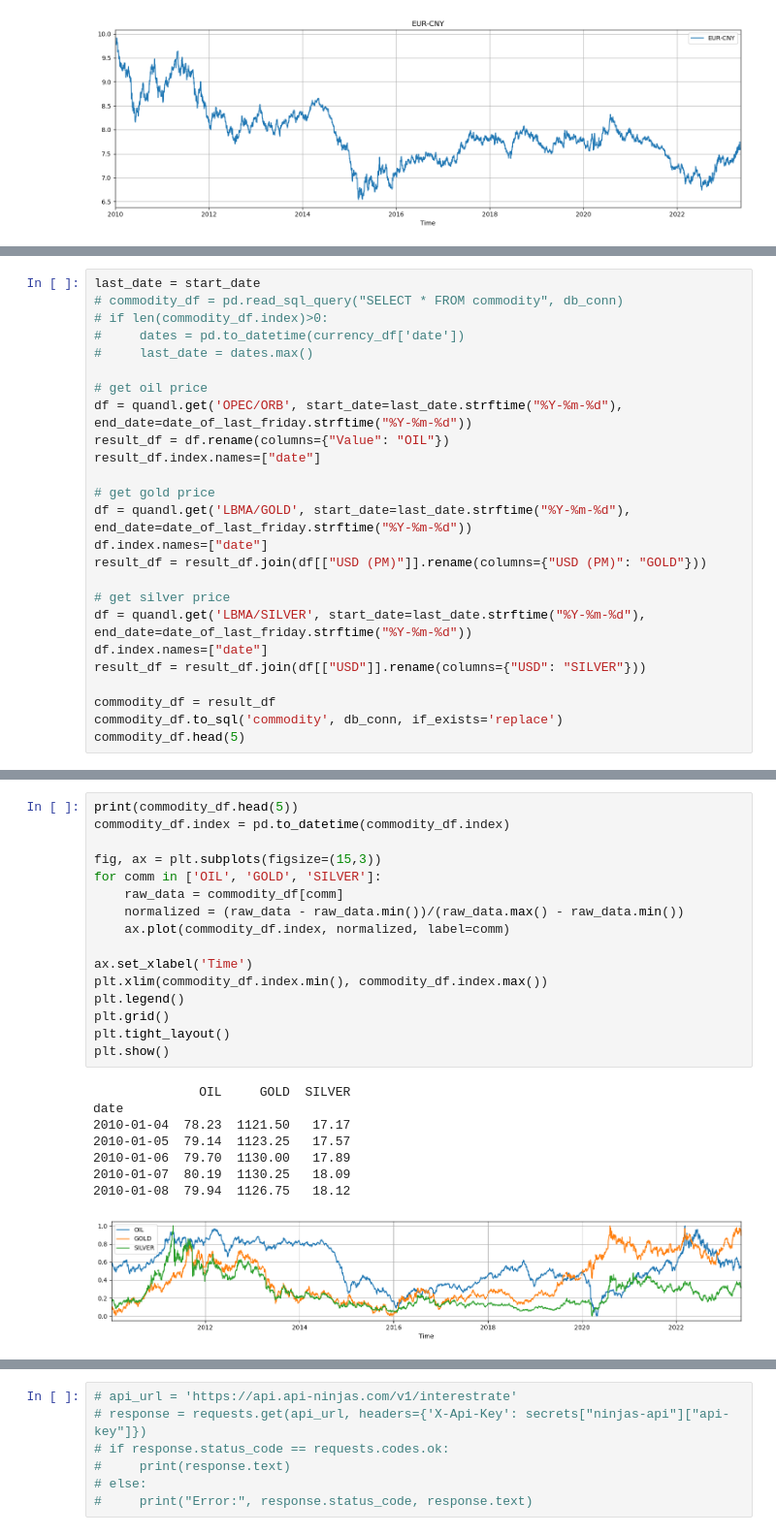
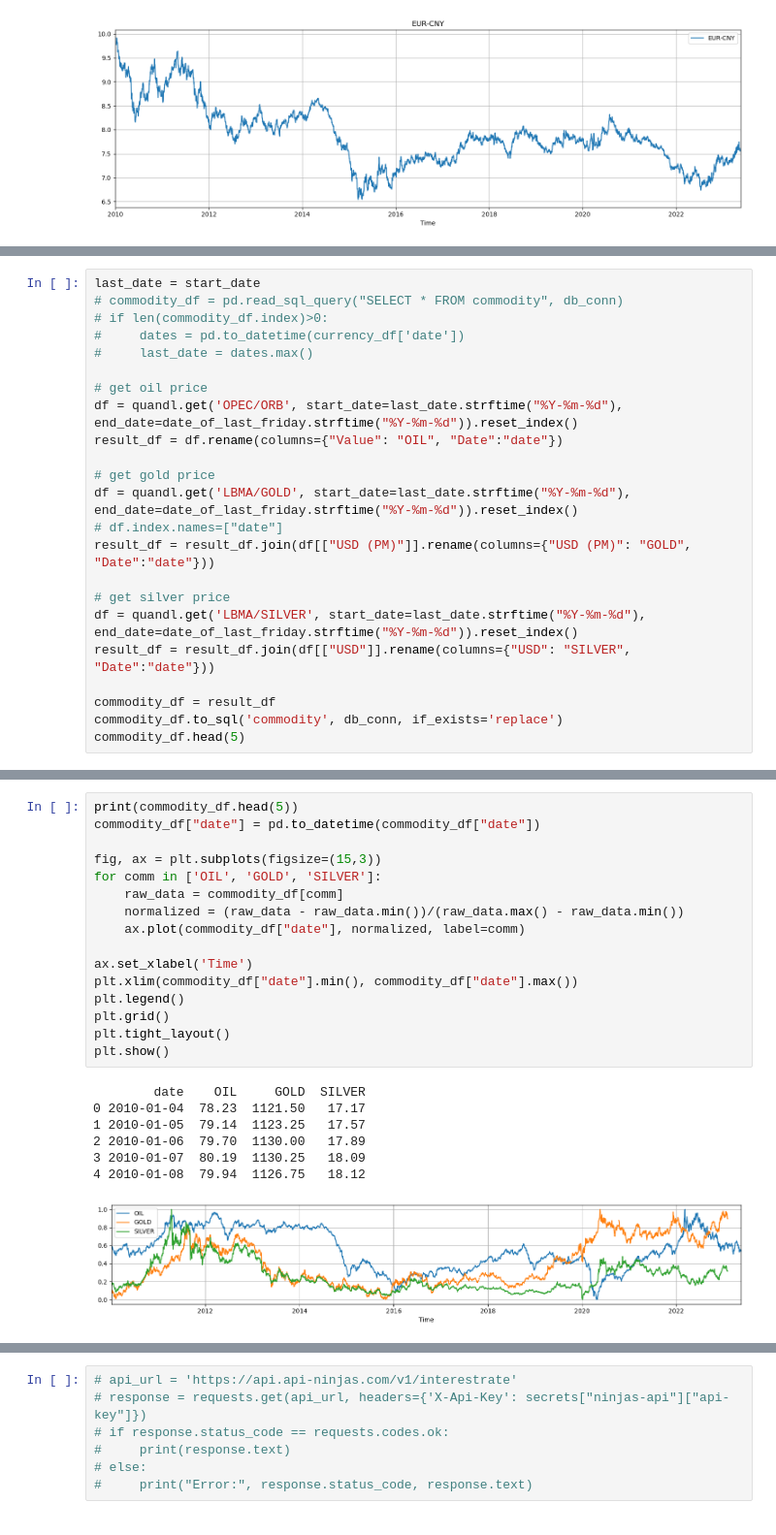
Before and after one commit to yangtx2009/finance, a Jupyter notebook: international_stock_market_visualization.ipynb, the cells around one changed output, grey strips where cells are left out. Shown: that part at 97% size. Saved outputs shown, nothing was run; the diff lists cells and outputs as text.

```diff
--- a/international_stock_market_visualization.ipynb
+++ b/international_stock_market_visualization.ipynb
@@ -157,19 +173,17 @@ last_date = start_date
 #     last_date = dates.max()
 
 # get oil price
-df = quandl.get('OPEC/ORB', start_date=last_date.strftime("%Y-%m-%d"), end_date=date_of_last_friday.strftime("%Y-%m-%d"))
-result_df = df.rename(columns={"Value": "OIL"})
-result_df.index.names=["date"]
+df = quandl.get('OPEC/ORB', start_date=last_date.strftime("%Y-%m-%d"), end_date=date_of_last_friday.strftime("%Y-%m-%d")).reset_index()
+result_df = df.rename(columns={"Value": "OIL", "Date":"date"})
 
 # get gold price
-df = quandl.get('LBMA/GOLD', start_date=last_date.strftime("%Y-%m-%d"), end_date=date_of_last_friday.strftime("%Y-%m-%d"))
-df.index.names=["date"]
-result_df = result_df.join(df[["USD (PM)"]].rename(columns={"USD (PM)": "GOLD"}))
+df = quandl.get('LBMA/GOLD', start_date=last_date.strftime("%Y-%m-%d"), end_date=date_of_last_friday.strftime("%Y-%m-%d")).reset_index()
+# df.index.names=["date"]
+result_df = result_df.join(df[["USD (PM)"]].rename(columns={"USD (PM)": "GOLD", "Date":"date"}))
 
 # get silver price
-df = quandl.get('LBMA/SILVER', start_date=last_date.strftime("%Y-%m-%d"), end_date=date_of_last_friday.strftime("%Y-%m-%d"))
-df.index.names=["date"]
-result_df = result_df.join(df[["USD"]].rename(columns={"USD": "SILVER"}))
+df = quandl.get('LBMA/SILVER', start_date=last_date.strftime("%Y-%m-%d"), end_date=date_of_last_friday.strftime("%Y-%m-%d")).reset_index()
+result_df = result_df.join(df[["USD"]].rename(columns={"USD": "SILVER", "Date":"date"}))
 
 commodity_df = result_df
 commodity_df.to_sql('commodity', db_conn, if_exists='replace')
@@ -185,25 +198,24 @@ commodity_df.head(5)
 # %%
 print(commodity_df.head(5))
-commodity_df.index = pd.to_datetime(commodity_df.index)
+commodity_df["date"] = pd.to_datetime(commodity_df["date"])
 
 fig, ax = plt.subplots(figsize=(15,3))
 for comm in ['OIL', 'GOLD', 'SILVER']:
     raw_data = commodity_df[comm]
     normalized = (raw_data - raw_data.min())/(raw_data.max() - raw_data.min())
-    ax.plot(commodity_df.index, normalized, label=comm)
+    ax.plot(commodity_df["date"], normalized, label=comm)
 
 ax.set_xlabel('Time')
-plt.xlim(commodity_df.index.min(), commodity_df.index.max())
+plt.xlim(commodity_df["date"].min(), commodity_df["date"].max())
 plt.legend()
 plt.grid()
 plt.tight_layout()
 plt.show()
 # %% [output]
-              OIL     GOLD  SILVER
-date
-2010-01-04  78.23  1121.50   17.17
-2010-01-05  79.14  1123.25   17.57
-2010-01-06  79.70  1130.00   17.89
-2010-01-07  80.19  1130.25   18.09
-2010-01-08  79.94  1126.75   18.12
+        date    OIL     GOLD  SILVER
+0 2010-01-04  78.23  1121.50   17.17
+1 2010-01-05  79.14  1123.25   17.57
+2 2010-01-06  79.70  1130.00   17.89
+3 2010-01-07  80.19  1130.25   18.09
+4 2010-01-08  79.94  1126.75   18.12
-[figure, old version]
+[figure, new version]
```
Also changed, not shown: parts of 14 cells of this notebook.
